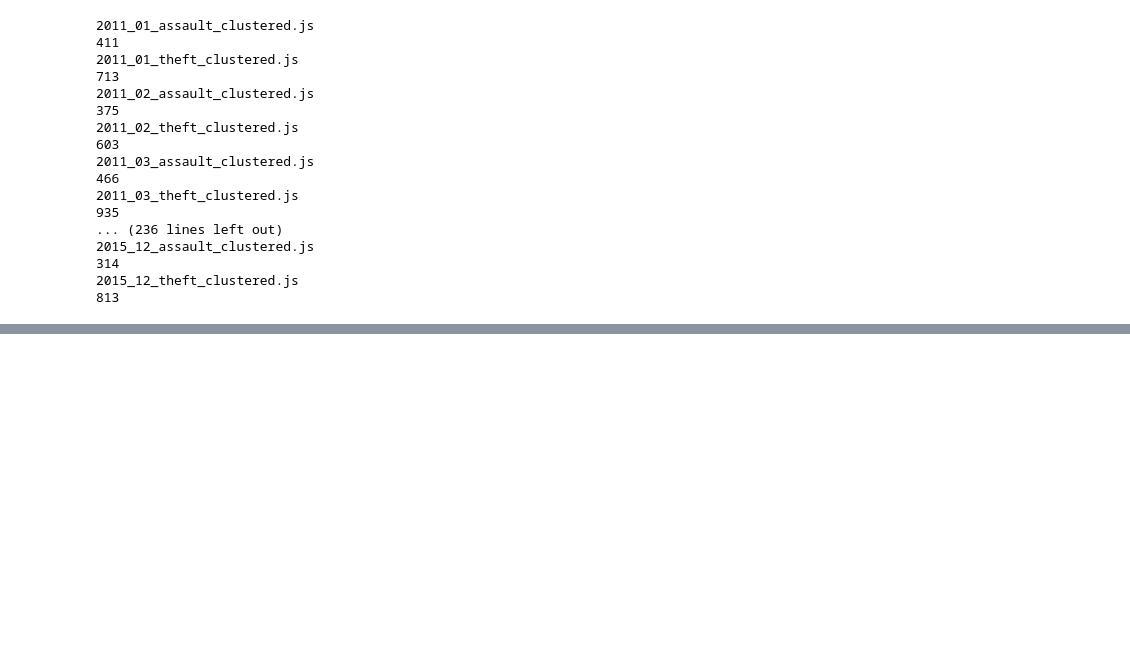
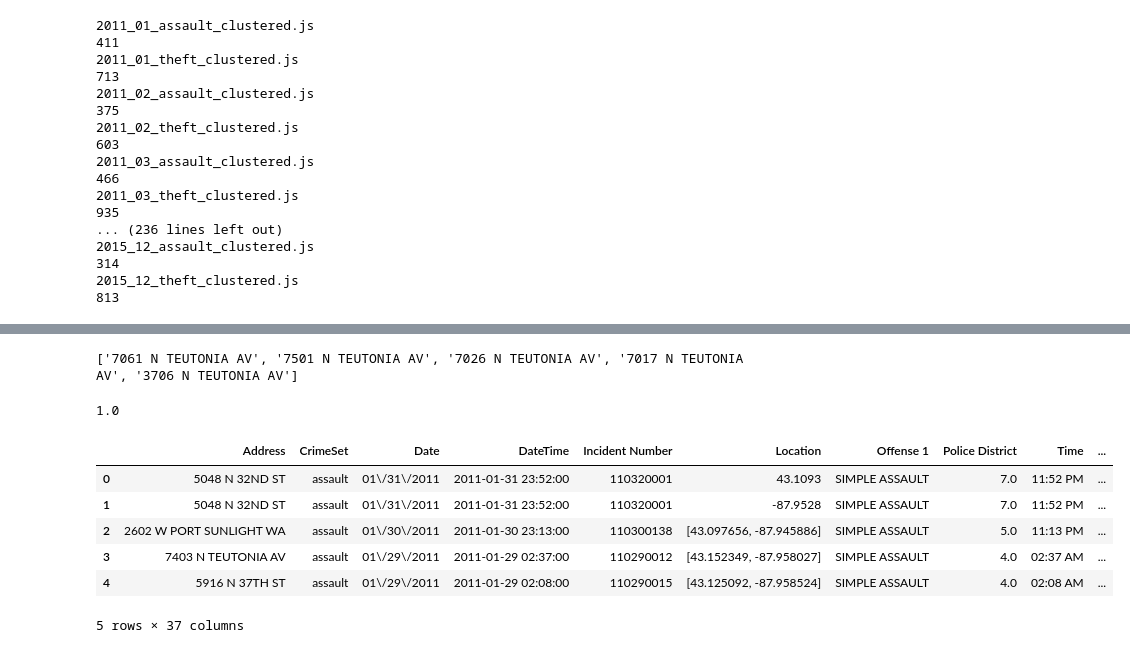
Before and after one commit to mbillig/MKECrimeModel, a Jupyter notebook: DataProcessing.ipynb, the cells around one changed output, grey strips where cells are left out. Cells and saved outputs as stored; diff of their text form; code cells hidden in the pictures; blank space fills up the shorter version.

```diff
--- a/DataProcessing.ipynb
+++ b/DataProcessing.ipynb
@@ -93,0 +108,4 @@ pickleFile.close()
+# %%
+## Get aldermanic districts
+mprop = pandas.read_csv("./data/Mprop.csv")
+mprop.columns
@@ -93,0 +163,31 @@ pickleFile.close()
+# %%
+totalFound = 0
+totalFuzzy = 0
+totalNotFound = 0
+
+for index, row in df.iterrows():
+    if(index % 100 == 0):
+        print("INDEX: " + str(index))
+        print("found: " + str(totalFound))
+        print("fuzzy: " + str(totalFuzzy))
+        print("not found: " + str(totalNotFound))
+        print("Null dists: " + str(df["Aldermanic_District"].isnull().sum()))
+        pickleFile = open("alder.pickle", "wb")
+        pickle.dump(df, pickleFile)
+        pickleFile.close()
+
+    rootAddr = row['Address'].split(" #")[0];
+    found = mprop['FULL_ADDRESS'].str.contains(rootAddr).any()
+    if found == True:
+        totalFound += 1
+        dist = mprop[mprop['FULL_ADDRESS']==rootAddr]['GEO_ALDER'].tolist()[0]
+        df.loc[index, 'Aldermanic_District'] = dist
+    else:
+        print("    " + rootAddr)
+        matches = difflib.get_close_matches(rootAddr, mprop['FULL_ADDRESS'].tolist(), 5)
+        #mprop.loc[mprop["FULL_ADDRESS"] == matches, "GEO_ALDER"]
+        dist = mprop[mprop["FULL_ADDRESS"].isin(matches)]["GEO_ALDER"].mode()
+        #row['Aldermanic_District'] = dist[0]
+        #df.iloc[index, 'Aldermanic_District'] = dist[0]
+        df.loc[index, 'Aldermanic_District'] = dist[0]
+        totalFuzzy += 1
@@ -93,0 +212,20 @@ pickleFile.close()
+# %%
+a = "7061 N TEUTONIA AV #206"
+poss = mprop['FULL_ADDRESS'].tolist();
+matches = difflib.get_close_matches(a, poss, 5)
+print(matches)
+dist = mprop[mprop["FULL_ADDRESS"].isin(matches)]["GEO_ALDER"].mode()
+dist[0]
+# %% [output]
+['7061 N TEUTONIA AV', '7501 N TEUTONIA AV', '7026 N TEUTONIA AV', '7017 N TEUTONIA AV', '3706 N TEUTONIA AV']
+1.0
+# %%
+df.head()
+# %% [output]
+|  | Address | CrimeSet | Date | DateTime | Incident Number | Location | Offense 1 | Police District | Time | ... |
+| 0 | 5048 N 32ND ST | assault | 01\/31\/2011 | 2011-01-31 23:52:00 | 110320001 | 43.1093 | SIMPLE ASSAULT | 7.0 | 11:52 PM | ... |
+| 1 | 5048 N 32ND ST | assault | 01\/31\/2011 | 2011-01-31 23:52:00 | 110320001 | -87.9528 | SIMPLE ASSAULT | 7.0 | 11:52 PM | ... |
+| 2 | 2602 W PORT SUNLIGHT WA | assault | 01\/30\/2011 | 2011-01-30 23:13:00 | 110300138 | [43.097656, -87.945886] | SIMPLE ASSAULT | 5.0 | 11:13 PM | ... |
+| 3 | 7403 N TEUTONIA AV | assault | 01\/29\/2011 | 2011-01-29 02:37:00 | 110290012 | [43.152349, -87.958027] | SIMPLE ASSAULT | 4.0 | 02:37 AM | ... |
+| 4 | 5916 N 37TH ST | assault | 01\/29\/2011 | 2011-01-29 02:08:00 | 110290015 | [43.125092, -87.958524] | SIMPLE ASSAULT | 4.0 | 02:08 AM | ... |
+5 rows × 37 columns
```
Also changed, not shown: parts of 7 cells of this notebook, 1 other file.
